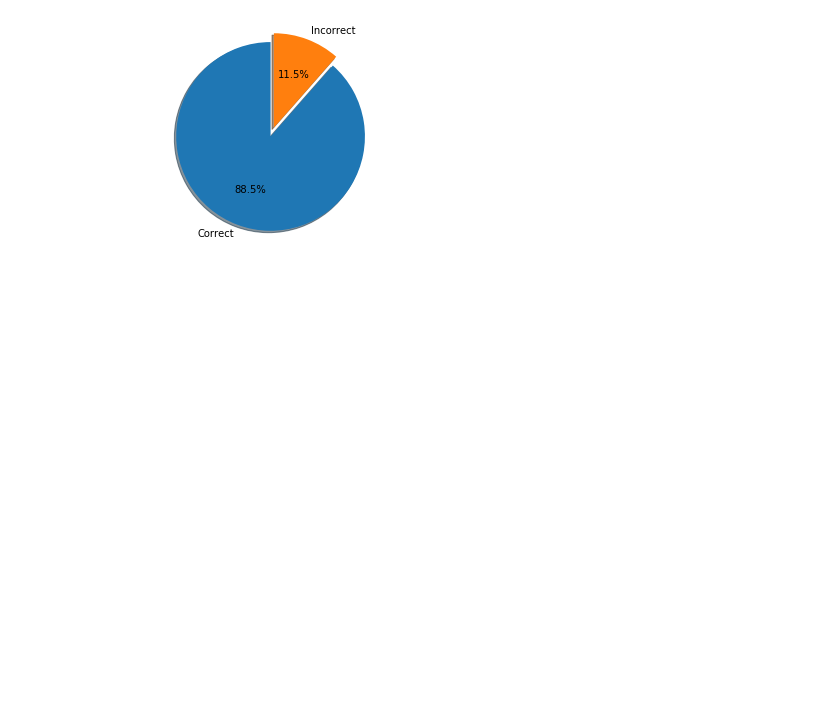
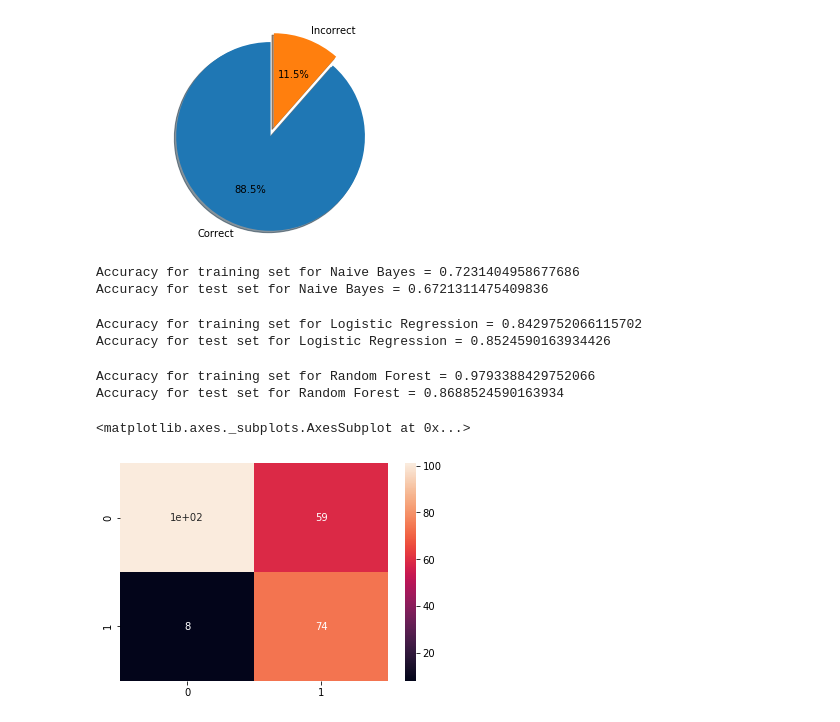
Before and after one commit to lspevak/ml-samples, a Jupyter notebook: ml_heart_disease_prediction.ipynb, the cells around one changed output. Saved outputs shown, nothing was run; the diff lists cells and outputs as text; code cells hidden in the pictures; blank space fills up the shorter version.

Commit message:
Heart disease prediction classic methods

```diff
--- a/ml_heart_disease_prediction.ipynb
+++ b/ml_heart_disease_prediction.ipynb
@@ -433,3 +433,65 @@ plt.show()
 54  classified correctly
 7  classified incorrectly
 [figure]
+# %%
+# !!! try some non-deep learning methods !!!
+
+from sklearn.naive_bayes import GaussianNB
+
+classifier = GaussianNB()
+classifier.fit(X_train, y_train)
+
+# Predicting the Test set results
+y_pred = classifier.predict(X_test)
+
+from sklearn.metrics import confusion_matrix
+cm_test = confusion_matrix(y_pred, y_test)
+
+y_pred_train = classifier.predict(X_train)
+cm_train = confusion_matrix(y_pred_train, y_train)
+
+print('Accuracy for training set for Naive Bayes = {}'.format((cm_train[0][0] + cm_train[1][1])/len(y_train)))
+print('Accuracy for test set for Naive Bayes = {}'.format((cm_test[0][0] + cm_test[1][1])/len(y_test)))
+# %% [output]
+Accuracy for training set for Naive Bayes = 0.7231404958677686
+Accuracy for test set for Naive Bayes = 0.6721311475409836
+# %%
+from sklearn.linear_model import LogisticRegression
+
+classifier = LogisticRegression()
+classifier.fit(X_train, y_train)
+
+y_pred = classifier.predict(X_test)
+cm_test = confusion_matrix(y_pred, y_test)
+
+y_pred_train = classifier.predict(X_train)
+cm_train = confusion_matrix(y_pred_train, y_train)
+
+print('Accuracy for training set for Logistic Regression = {}'.format((cm_train[0][0] + cm_train[1][1])/len(y_train)))
+print('Accuracy for test set for Logistic Regression = {}'.format((cm_test[0][0] + cm_test[1][1])/len(y_test)))
+# %% [output]
+Accuracy for training set for Logistic Regression = 0.8429752066115702
+Accuracy for test set for Logistic Regression = 0.8524590163934426
+# %%
+from sklearn.ensemble import RandomForestClassifier
+
+classifier = RandomForestClassifier(n_estimators = 10)
+classifier.fit(X_train, y_train)
+
+y_pred = classifier.predict(X_test)
+cm_test = confusion_matrix(y_pred, y_test)
+
+y_pred_train = classifier.predict(X_train)
+cm_train = confusion_matrix(y_pred_train, y_train)
+
+print('Accuracy for training set for Random Forest = {}'.format((cm_train[0][0] + cm_train[1][1])/len(y_train)))
+print('Accuracy for test set for Random Forest = {}'.format((cm_test[0][0] + cm_test[1][1])/len(y_test)))
+# %% [output]
+Accuracy for training set for Random Forest = 0.9793388429752066
+Accuracy for test set for Random Forest = 0.8688524590163934
+# %%
+import seaborn as sn
+sn.heatmap(cm_train, annot=True)
+# %% [output]
+<matplotlib.axes._subplots.AxesSubplot at 0x...>
+[figure, added]
```
Also changed, not shown: parts of 2 cells of this notebook.
